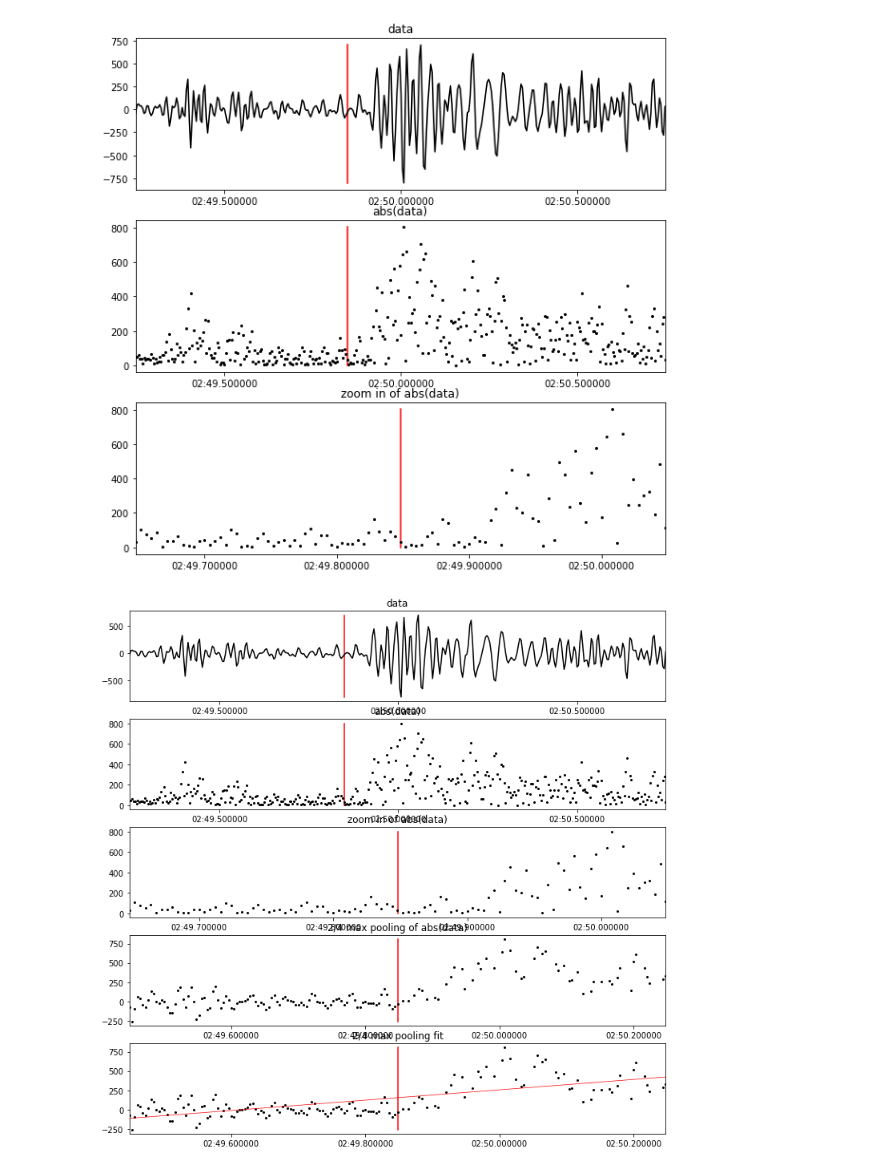
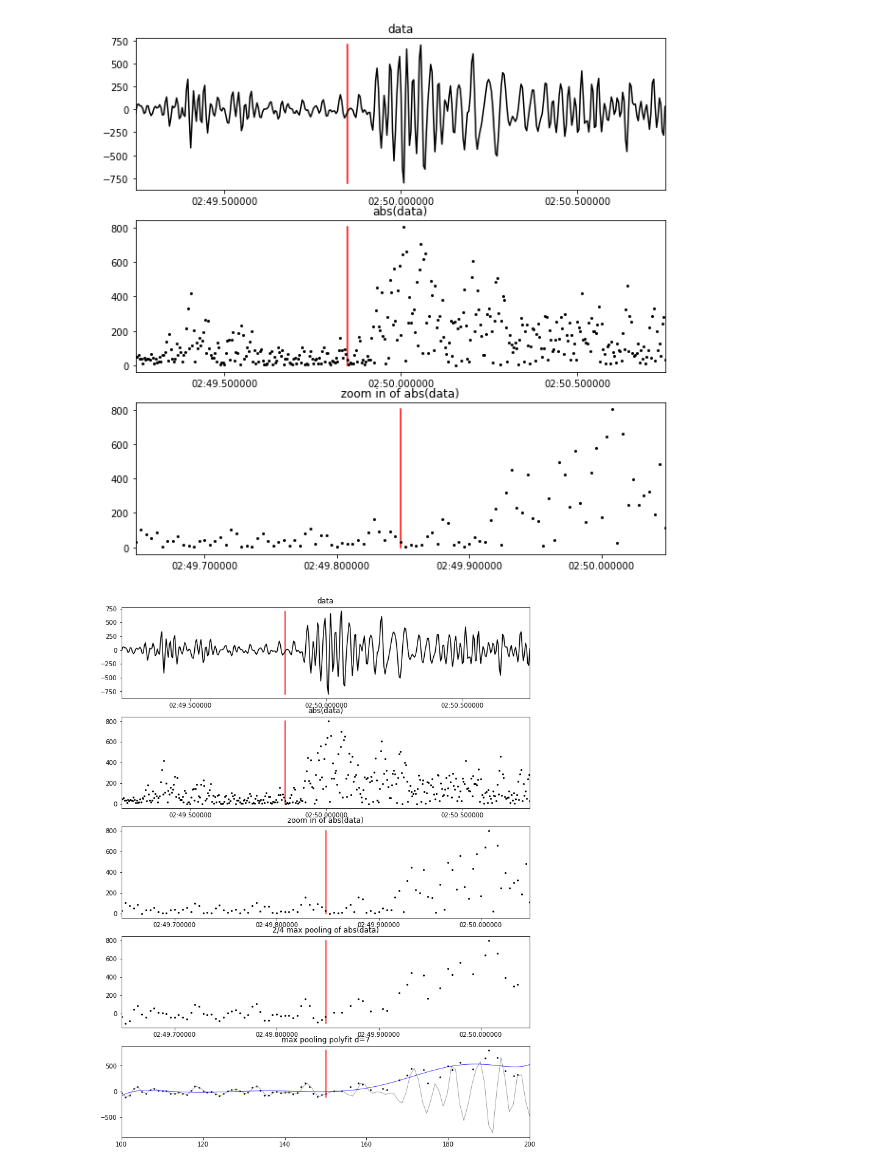
Before and after one commit to tjnewton/sigpig, a Jupyter notebook: examples/explore_Trace.ipynb, the cells around one changed output. Saved outputs shown, nothing was run; the diff lists cells and outputs as text; code cells hidden in the pictures.

Commit message:
add polynomial fitting

```diff
--- a/examples/explore_Trace.ipynb
+++ b/examples/explore_Trace.ipynb
@@ -172,7 +170,10 @@ plt.show()
 # %% [output]
 [figure]
 # %%
-# calculate and plot various metrics of the data considering only + and - 0.2 seconds from pick time
+# this cell processes the trace data to ultimately determine a polynomial that describes the shape of the phase onset,
+# then plots
+
+# only considering data + and - 0.2 seconds from pick time
 pick_time_index = (np.abs([data_time_DT - pick_time_DT for data_time_DT in trace_times_DT])).argmin() # get pick time index in data array
 duration = 0.4 # s
 sampling_rate = 250 # Hz
@@ -180,15 +181,17 @@ sampling_rate = 250 # Hz
 # initialize lists to store transformed data
 max_pool_amplitude = []
 max_pool_times = []
+max_pool_indices = [] # this is used later for polynomial fitting
 
-# loop over all data within 0.2s of pick time
-starting_array_index = pick_time_index - int(duration * sampling_rate)
-ending_array_index = pick_time_index + int(duration * sampling_rate)
+# make indices to loop over all data within 0.2s of pick time
+starting_array_index = pick_time_index - int(duration / 2 * sampling_rate)
+ending_array_index = pick_time_index + int(duration / 2 * sampling_rate)
 
 # append all values before pick time
 for index in range(starting_array_index, pick_time_index + 1):
     max_pool_amplitude.append(trace_data[index])
     max_pool_times.append(trace_times[index])
+    max_pool_indices.append(index)
 
 # after pick time, perform 2/4 max pooling on abs(data), so loop over remaining array in chunks of 4
 for index in range(pick_time_index + 1, ending_array_index + 1, 4):
@@ -199,70 +202,63 @@ for index in range(pick_time_index + 1, ending_array_index + 1, 4):
     top_2_indices = np.argpartition(temp_data, -2)[-2:]
     # append top 2 to the max_pool data lists
     for top_2_index in top_2_indices:
-        max_pool_amplitude.append(abs(trace_data[top_2_index+index]))
-        max_pool_times.append(trace_times[top_2_index+index])
+        max_pool_amplitude.append(abs(trace_data[top_2_index + index]))
+        max_pool_times.append(trace_times[top_2_index + index])
+        max_pool_indices.append(top_2_index + index)
+
+# convert max_pool_amplitude to numpy array for plotting calls
 max_pool_amplitude = np.asarray(max_pool_amplitude)
 
+# fit a polynomial to the max pooled data using the indices as x values since polyfit hates mpl dates (small ranges)
+p = np.poly1d(np.polyfit(max_pool_indices, max_pool_amplitude, 7))
+t = np.linspace(max_pool_indices[0], max_pool_indices[-1], num=1000, endpoint=True)
 
 # plot 2/4 max pooling and trace data as above for reference
-fig, ax = plt.subplots(5, figsize=(12, 12))
+fig, ax = plt.subplots(5, figsize=(12, 16))
 
 # plot the pick time
 ax[0].plot_date([pick_time, pick_time], [trace_data.min(), trace_data.max()], fmt="r-", markersize=1)
-# plot raw data as points
+# plot raw data
 ax[0].plot_date(trace_times, trace_data, fmt="k-", markersize=1)
 ax[0].set_title("data")
 ax[0].set_xlim([trace_times[0], trace_times[-1]])
 
 # plot the pick time
 ax[1].plot_date([pick_time, pick_time], [abs(trace_data).min(), abs(trace_data).max()], fmt="r-", markersize=1)
 # plot abs(data) as points
 ax[1].plot_date(trace_times, abs(trace_data), fmt="ko", markersize=2)
 ax[1].set_title("abs(data)")
 ax[1].set_xlim([trace_times[0], trace_times[-1]])
 
 # plot the pick time
 ax[2].plot_date([pick_time, pick_time], [abs(trace_data).min(), abs(trace_data).max()], fmt="r-", markersize=1)
 # plot zoom-in of abs(data)
 ax[2].plot_date(trace_times, abs(trace_data), fmt="ko", markersize=2)
 ax[2].set_title("zoom in of abs(data)")
 # sex x_lim to + and - 0.2 seconds surrounding pick time
 ax[2].set_xlim([(pick_time_DT - 0.2).matplotlib_date, (pick_time_DT + 0.2).matplotlib_date])
 
 # plot the pick time
 ax[3].plot_date([pick_time, pick_time], [max_pool_amplitude.min(), max_pool_amplitude.max()], fmt="r-", markersize=1)
 # plot max_pool transformed data
 ax[3].plot_date(max_pool_times, max_pool_amplitude, fmt="ko", markersize=2)
 ax[3].set_title("2/4 max pooling of abs(data)")
 ax[3].set_xlim([(pick_time_DT - 0.2).matplotlib_date, (pick_time_DT + 0.2).matplotlib_date])
 
 # plot the pick time
-ax[4].plot_date([pick_time, pick_time], [max_pool_amplitude.min(), max_pool_amplitude.max()], fmt="r-", markersize=1)
+ax[4].plot([pick_time_index, pick_time_index], [max_pool_amplitude.min(), max_pool_amplitude.max()], c="r")
+# plot the time series for reference
+temp_xs = np.linspace(starting_array_index, ending_array_index, num=100)
+temp_data = trace_data[starting_array_index:ending_array_index]
+ax[4].plot(temp_xs, temp_data, c='gray', linewidth=0.7)
 # plot max_pool transformed data
-ax[4].plot_date(max_pool_times, max_pool_amplitude, fmt="ko", markersize=2)
-# generate a fit to the max_pool amplitude data
-
-
-# FIXME:
-# FIXME:
-# FIXME:
-# FIXME:
-# FIXME:
-# FIXME:
-# FIXME:
-
-# what in the world is going on here? fit is always a straight line
-test_times = [max_pool_times[0], max_pool_times[-1]]
-test_amplitude = [-250, 750]
-# FIXME: why does this return a line despite polynomial degree?
-# p = np.poly1d(np.polyfit(test_times, test_amplitude, 4))
-p = np.poly1d(np.polyfit(max_pool_times, max_pool_amplitude, 4))
-t = np.linspace(max_pool_times[0], max_pool_times[-1], num=1000, endpoint=True)
-ax[4].plot_date(t, p(t), fmt="r-", linewidth=0.7)
+ax[4].scatter(max_pool_indices, max_pool_amplitude, s=3, c="k")
+# plot the fit to the max_pool amplitude data
+ax[4].plot(t, p(t), c="b", linewidth=0.7)
 # sex x_lim to + and - 0.2 seconds surrounding pick time
-ax[4].set_xlim([(pick_time_DT - 0.2).matplotlib_date, (pick_time_DT + 0.2).matplotlib_date])
-ax[4].set_title("2/4 max pooling fit")
+ax[4].set_xlim([starting_array_index, ending_array_index])
+ax[4].set_title("max pooling polyfit d=7")
 
 plt.show()
 # %% [output]
-[figure, old version]
+[figure, new version]
```
Also changed, not shown: parts of 3 cells of this notebook.
